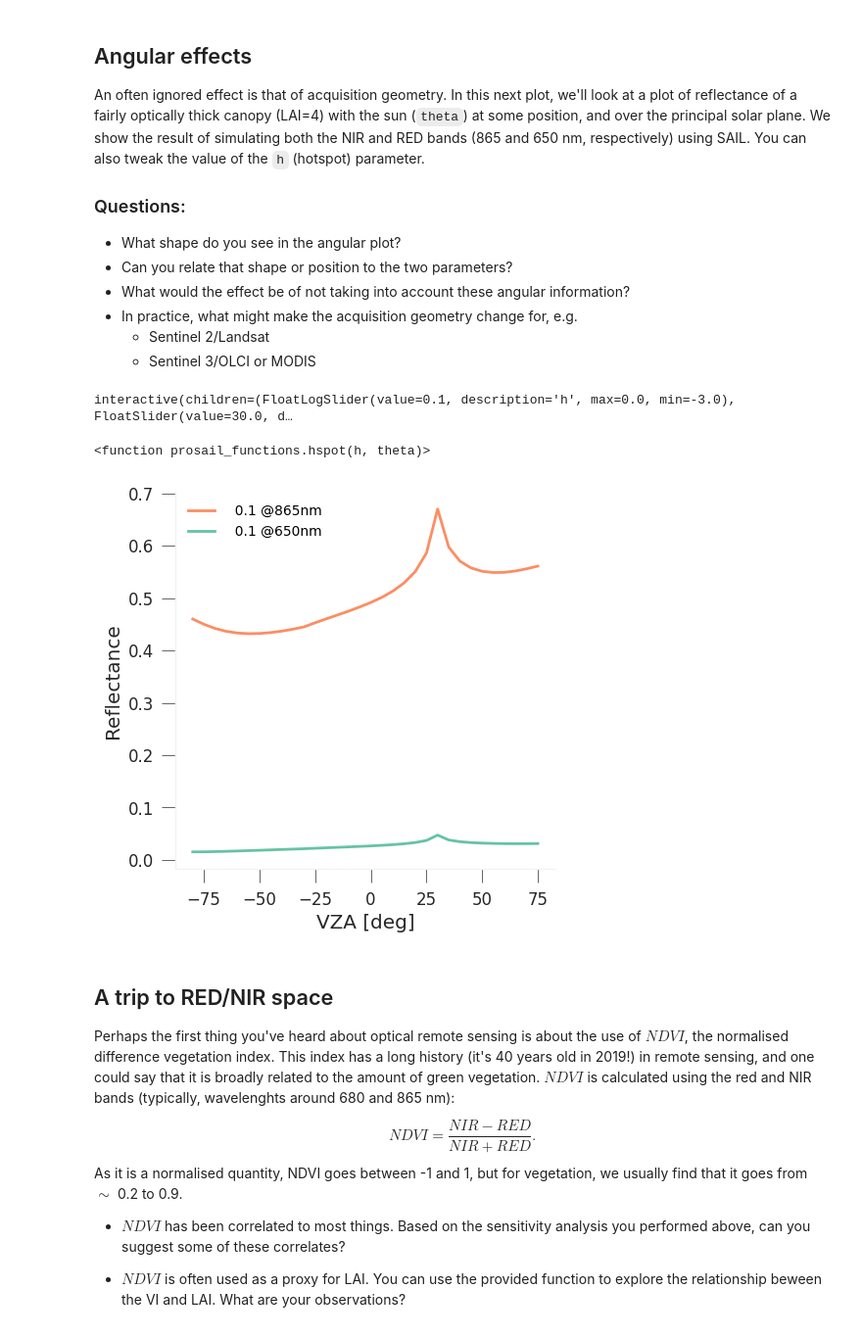
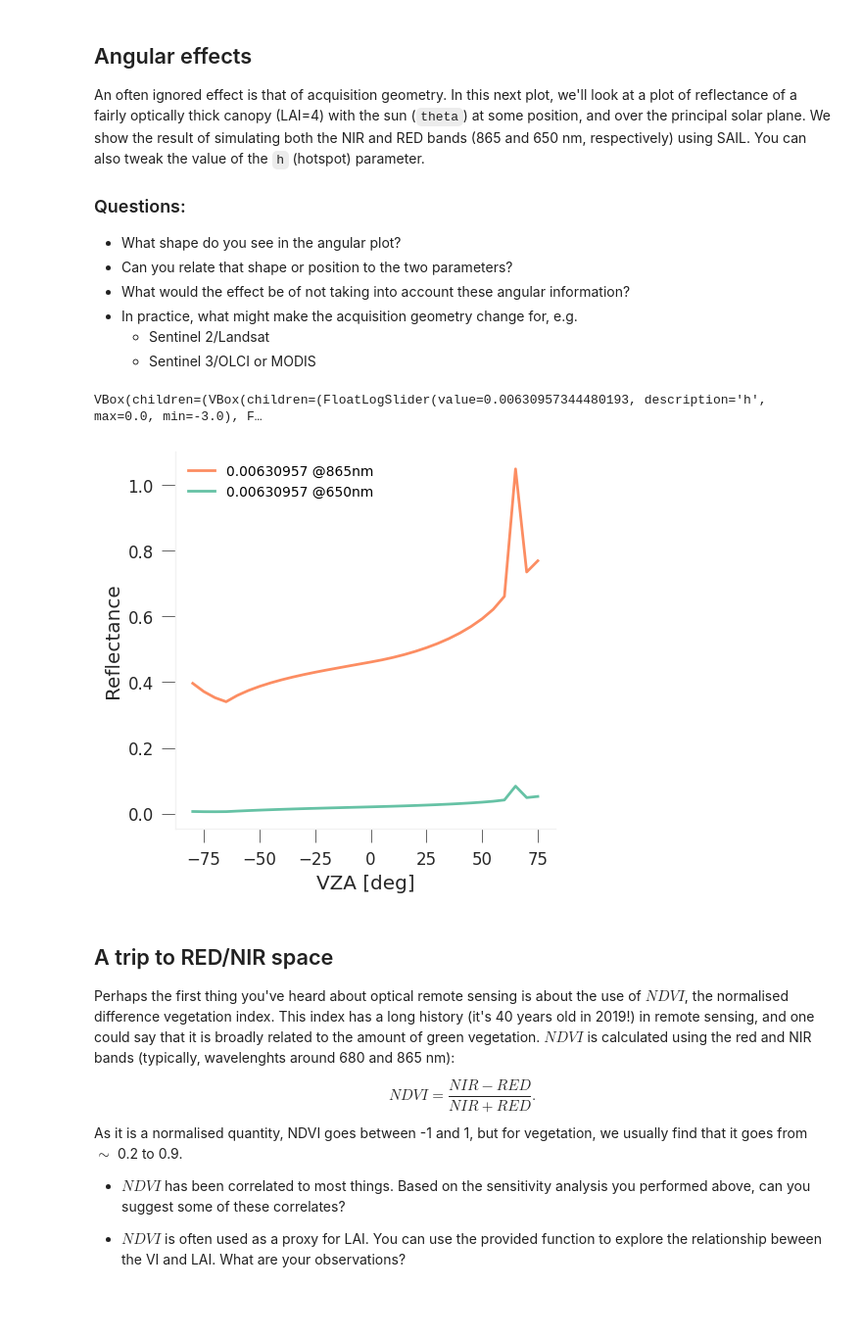
Before and after one commit to McWhity/H2020_MULTIPLY_training, a Jupyter notebook: 02-Experiments_with_PROSAIL.ipynb, the cells around one changed output. Shown at 98% size. Cells and saved outputs as stored; diff of their text form; code cells hidden in the pictures; blank space fills up the shorter version.

Commit message:
change plotting routine

```diff
--- a/02-Experiments_with_PROSAIL.ipynb
+++ b/02-Experiments_with_PROSAIL.ipynb
@@ -90,14 +85,11 @@ An often ignored effect is that of acquisition geometry. In this next plot, we'l
 * In practice, what might make the acquisition geometry change for, e.g.
     * Sentinel 2/Landsat
     * Sentinel 3/OLCI or MODIS
-# %%
-widgets.interact(hspot,
-                h=widgets.FloatLogSlider(min=-3, max=0, value=0.1),
-                theta=widgets.FloatSlider(min=0, max=70, value=30.))
-# %% [output]
-interactive(children=(FloatLogSlider(value=0.1, description='h', max=0.0, min=-3.0), FloatSlider(value=30.0, d…
-<function prosail_functions.hspot(h, theta)>
-[figure, removed]
+# %%
+angular_gui()
+# %% [output]
+VBox(children=(VBox(children=(FloatLogSlider(value=0.00630957344480193, description='h', max=0.0, min=-3.0), F…
+[figure, added]
 # %% [markdown]
 ## A trip to RED/NIR space
 
```
Also changed, not shown: parts of 5 cells of this notebook, 1 other file.
